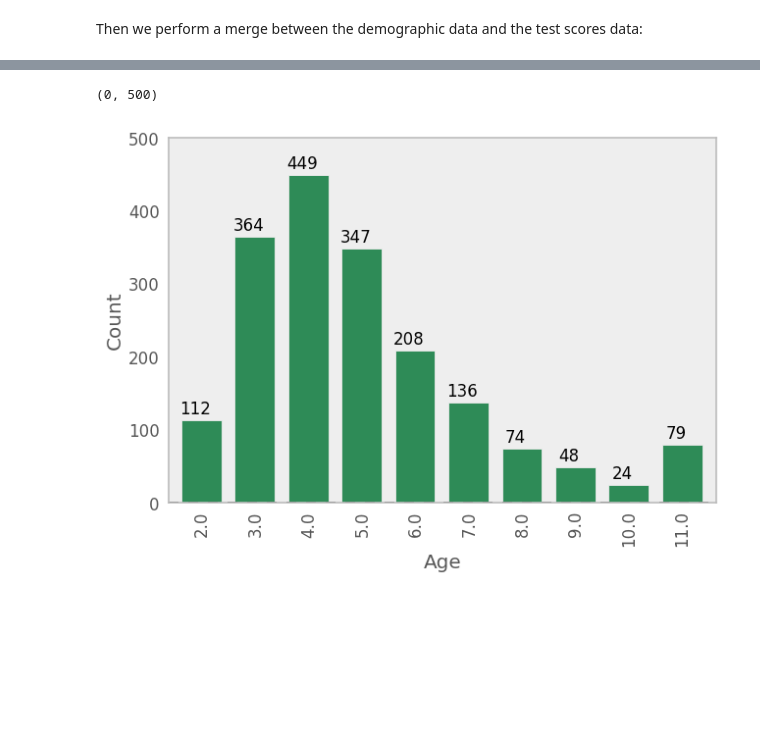
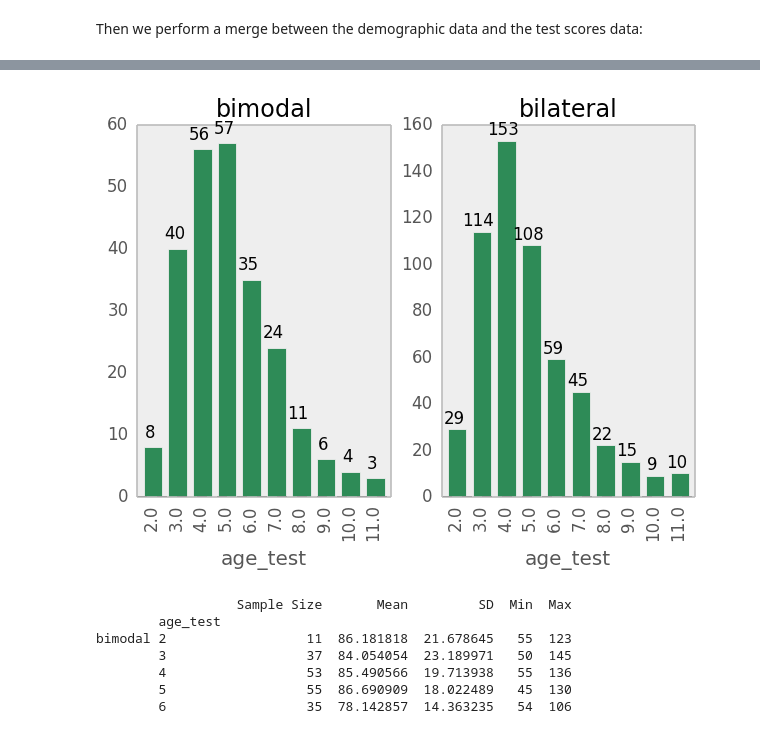
Before and after one commit to fonnesbeck/bimodal-bilateral, a Jupyter notebook: Bimodal-bilateral Analysis.ipynb, the cells around one changed output, grey strips where cells are left out. Saved outputs shown, nothing was run; the diff lists cells and outputs as text; code cells hidden in the pictures; blank space fills up the shorter version.

Commit message:
Added data cleaning and merging steps

```diff
--- a/Bimodal-bilateral Analysis.ipynb
+++ b/Bimodal-bilateral Analysis.ipynb
@@ -605,6 +520,6 @@ Name: 200, Length: 39, Dtype: object
 # %%
-def score_summary(domain):
-    subset = lsl_dr[lsl_dr.domain==domain]
+def score_summary(domain, bimodal=False):
+    subset = lsl_dr[(lsl_dr.domain==domain) & (lsl_dr.bimodal==bimodal)]
     subset['age_test'] = (subset.age_test/12).dropna().astype(int)
     subset.age_test[subset.age_test > 11] = 11
     subset = subset[subset.age_test>1]
@@ -635,0 +535,4 @@ age_test
+# %%
+receptive_summary = pd.concat([score_summary("Receptive Vocabulary", bimodal=True),
+                               score_summary("Receptive Vocabulary", bimodal=False)], keys=['bimodal','bilateral'])
+receptive_summary.head()
@@ -636,6 +547,9 @@ age_test
 # %%
-receptive_summary["Sample Size"].plot(kind='bar', grid=False, color='seagreen')
-for i,x in enumerate(receptive_summary["Sample Size"]):
-        annotate('%i' % x, (i+0.5, x+10), va="bottom", ha="center")
-ylabel('Count')
-xlabel('Age')
+def plot_summary(summary_data, var='Sample Size', color='seagreen'):
+    fig, axes = plt.subplots(nrows=1, ncols=2)
+    var = 'Sample Size'
+    for m,mode in enumerate(['bimodal', 'bilateral']):
+        summary_data.ix[mode][var].plot(ax=axes[m], kind='bar', grid=False, color=color)
+        axes[m].set_title(mode)
+        for i,x in enumerate(summary_data.ix[mode][var]):
+            axes[m].annotate('%i' % x, (i+0.5, x+1), va="bottom", ha="center")
@@ -686,10 +556,16 @@ age_test
-# %%
-articulation_summary["Sample Size"].plot(kind='bar', grid=False, color='seagreen')
-for i,x in enumerate(articulation_summary["Sample Size"]):
-        annotate('%i' % x, (i+0.5, x+10), va="bottom", ha="center")
-ylabel('Count')
-xlabel('Age')
-ylim(0,500)
-# %% [output]
-(0, 500)
-[figure, removed]
+# %%
+plot_summary(receptive_summary)
+# %% [output]
+[figure, added]
+# %%
+expressive_summary = pd.concat([score_summary("Expressive Vocabulary", bimodal=True),
+                               score_summary("Expressive Vocabulary", bimodal=False)], keys=['bimodal','bilateral'])
+expressive_summary.head()
+# %% [output]
+                  Sample Size       Mean         SD  Min  Max
+        age_test
+bimodal 2                  11  86.181818  21.678645   55  123
+        3                  37  84.054054  23.189971   50  145
+        4                  53  85.490566  19.713938   55  136
+        5                  55  86.690909  18.022489   45  130
+        6                  35  78.142857  14.363235   54  106
```
Also changed, not shown: parts of 47 cells of this notebook.
